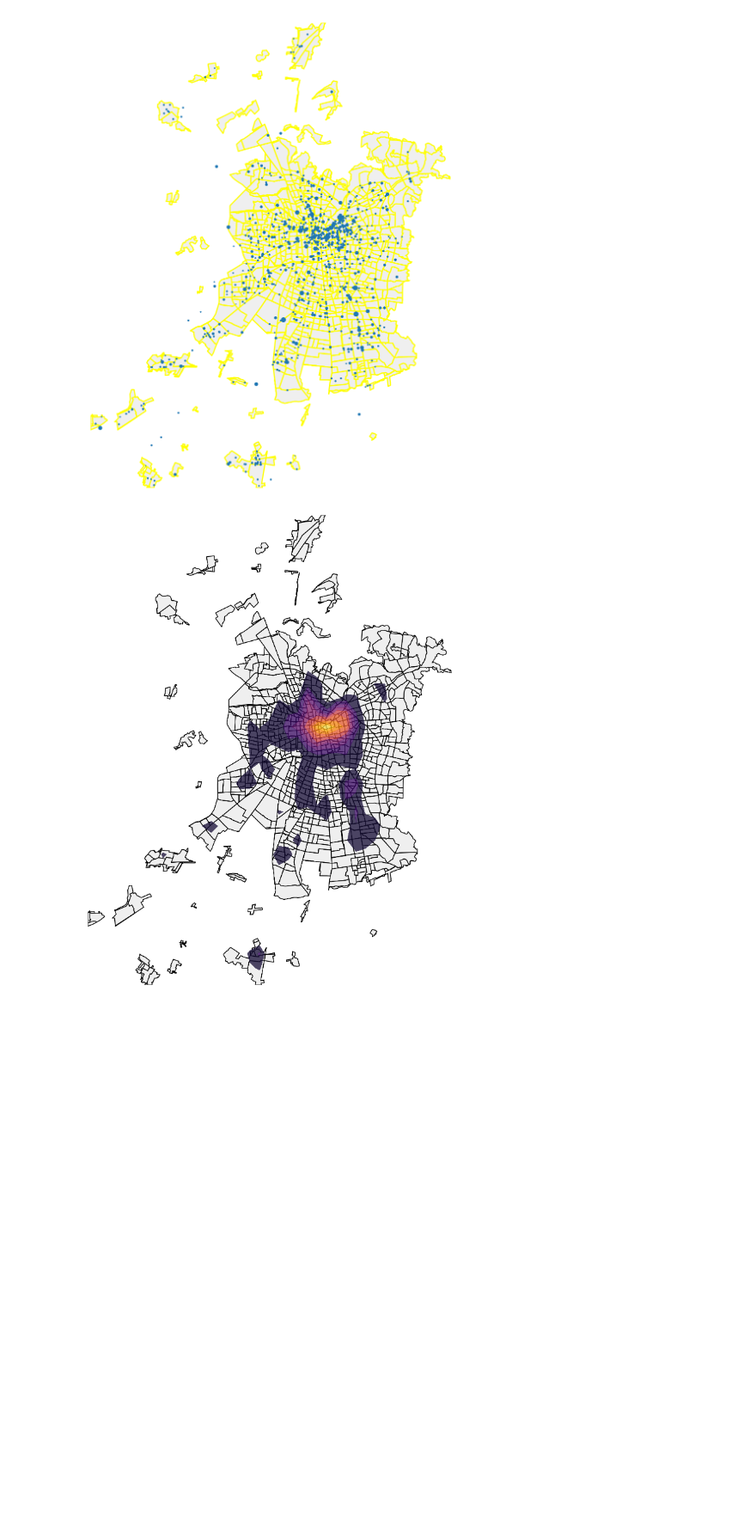
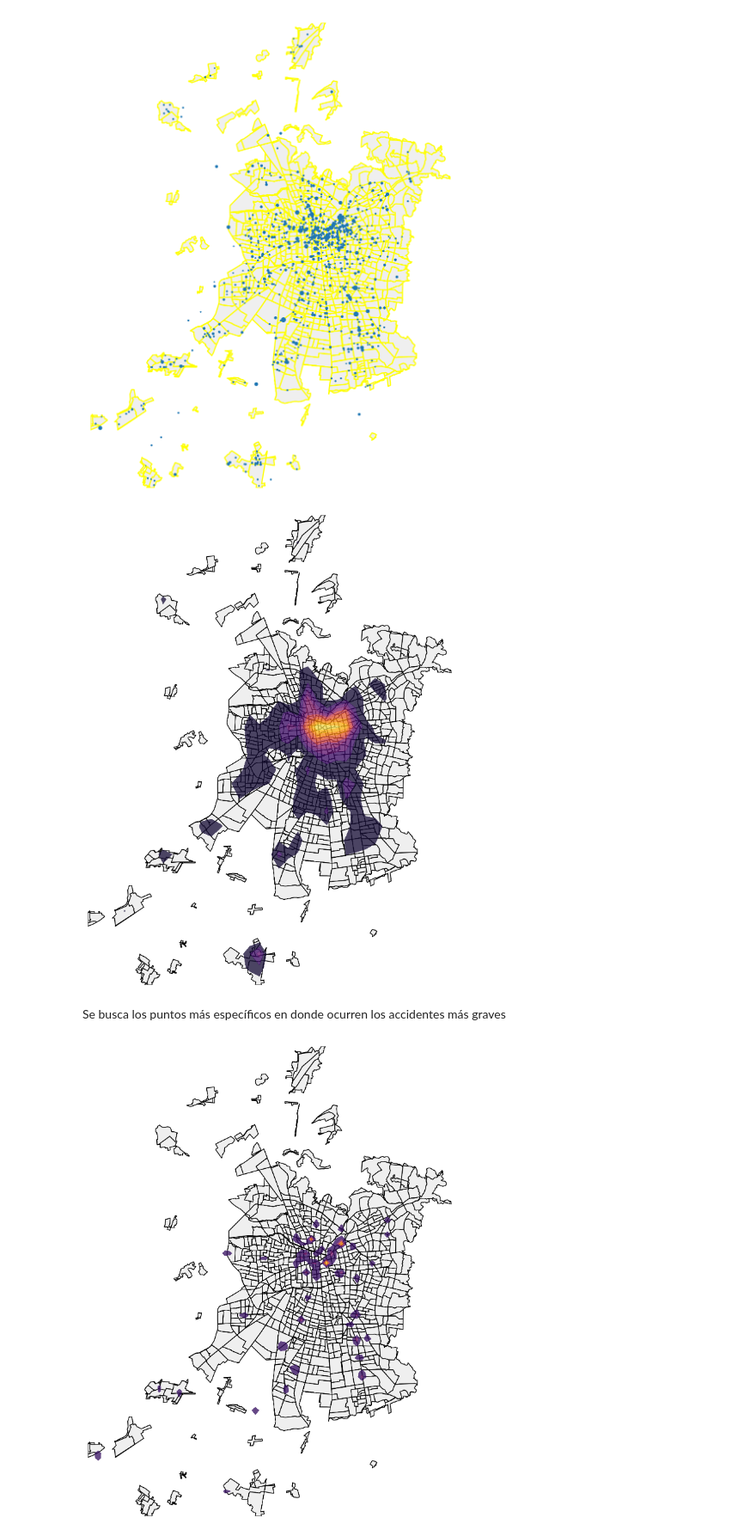
Before and after one commit to IgnacioTorr/aves, a Jupyter notebook: notebooks/vis-course/2024-otoño/Hito.ipynb, the cells around one changed output. Shown at 86% size. Cells and saved outputs as stored; diff of their text form; code cells hidden in the pictures; blank space fills up the shorter version.

Commit message:
Heat map con accidentes más graves

```diff
--- a/notebooks/vis-course/2024-otoño/Hito.ipynb
+++ b/notebooks/vis-course/2024-otoño/Hito.ipynb
@@ -224,7 +224,6 @@ grid.add_layer(zones, color="#efefef", edgecolor="black", linewidth=1)
 grid.add_layer(
     heat_map,
     # atributo de los datos con la importancia o peso de cada viaje
-    weight="Gravedad",
     # cantidad de niveles/colores del mapa de calor
     n_levels=10,
     # radio de influencia de cada viaje
@@ -237,4 +236,35 @@ grid.add_layer(
     palette="inferno"
 )
 # %% [output]
-[figure, old version]
+[figure, new version]
+# %% [markdown]
+Se busca los puntos más específicos en donde ocurren los accidentes más graves
+# %%
+from aves.visualization.maps import heat_map
+from aves.visualization.figures import GeoFacetGrid
+
+grid = GeoFacetGrid(
+    origenes_viajes[origenes_viajes.Gravedad > 7],
+    context=zones,
+    height=9,
+)
+
+grid.add_layer(zones, color="#efefef", edgecolor="black", linewidth=1)
+
+grid.add_layer(
+    heat_map,
+    # atributo de los datos con la importancia o peso de cada viaje
+    weight="Gravedad",
+    # cantidad de niveles/colores del mapa de calor
+    n_levels=5,
+    # radio de influencia de cada viaje
+    bandwidth=0.000000001,
+    # valor de corte para los valores bajos del heatmap
+    low_threshold=0.1,
+    # transparencia
+    alpha=0.75,
+    # paleta de colores
+    palette="inferno"
+)
+# %% [output]
+[figure, added]
```
